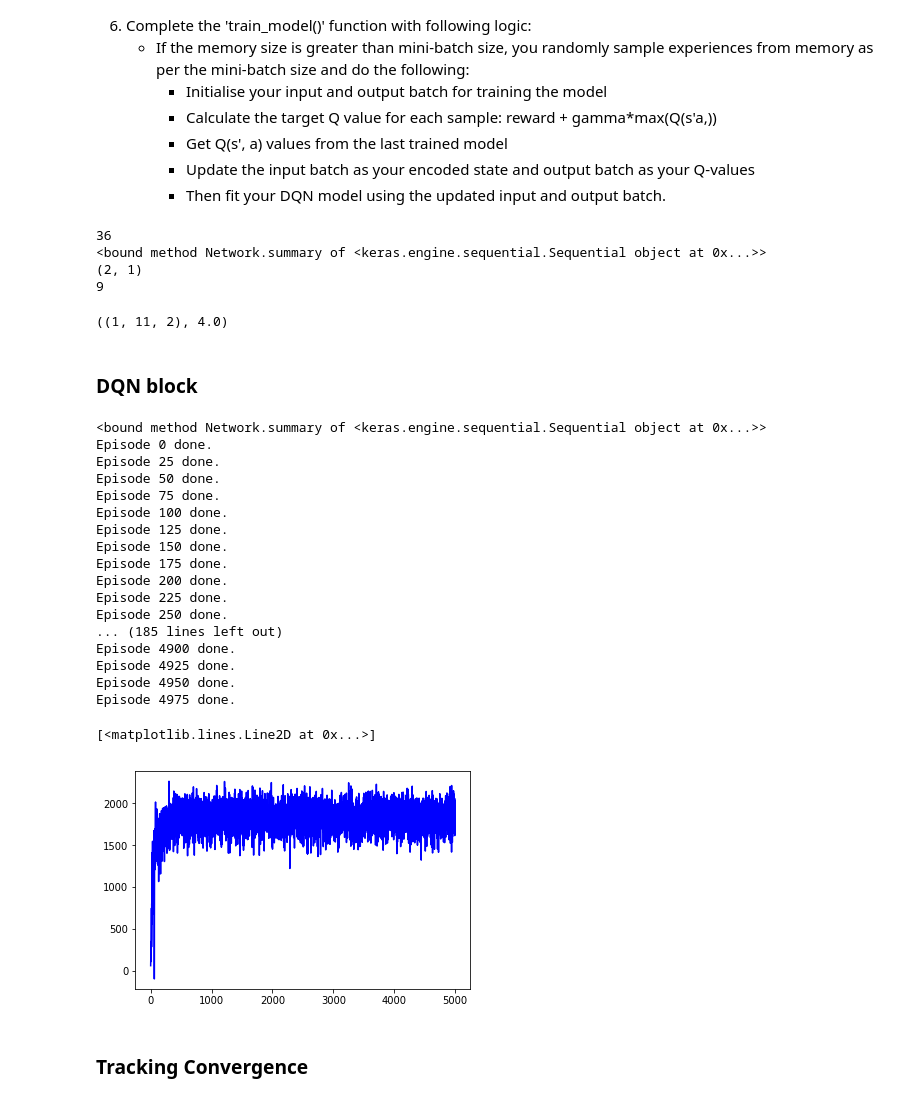
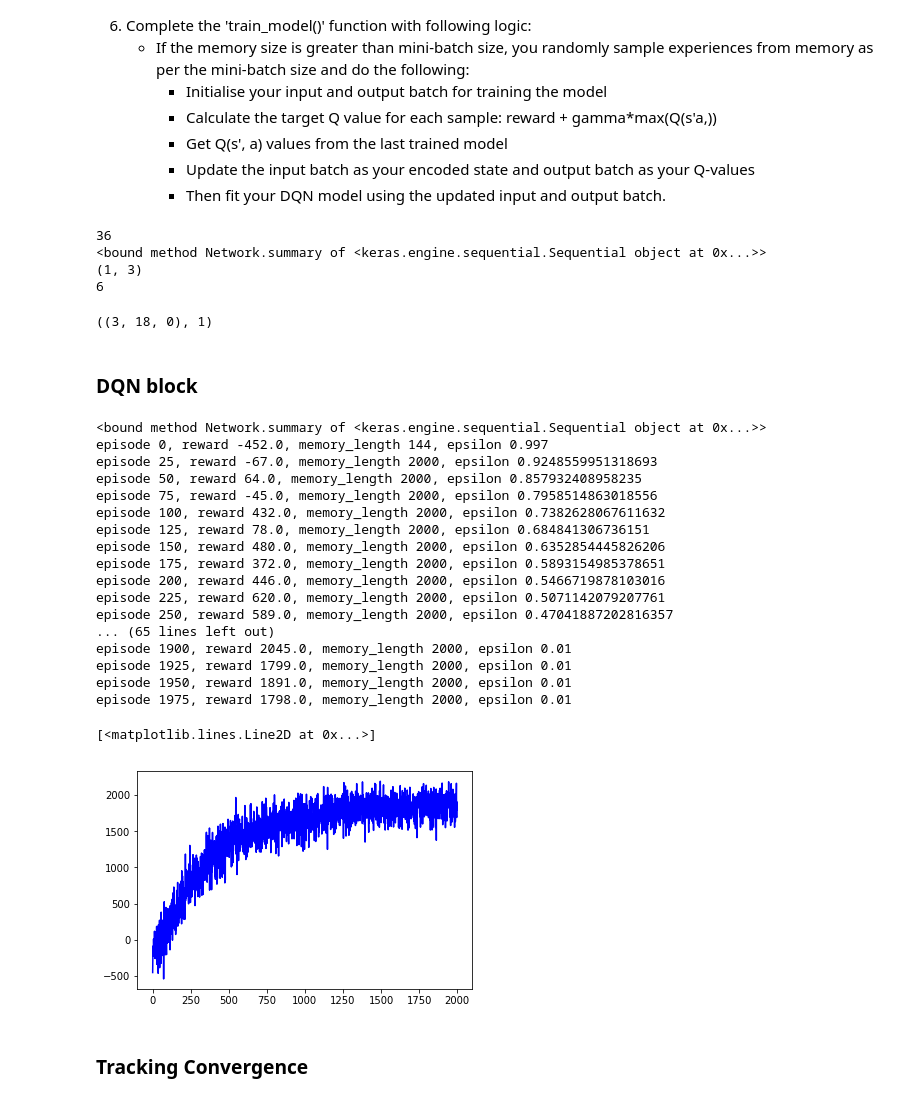
Before and after one commit to agodika/deep-rl-cab, a Jupyter notebook: DQN_Agent_Arch1-Anuraag.ipynb, the cells around one changed output. Saved outputs shown, nothing was run; the diff lists cells and outputs as text; code cells hidden in the pictures.

Commit message:
Add a commit for arch 1 running at 2000 episodes at epsilon decay of 0.997

```diff
--- a/DQN_Agent_Arch1-Anuraag.ipynb
+++ b/DQN_Agent_Arch1-Anuraag.ipynb
@@ -112,8 +112,6 @@ class DQNAgent:
             favorable_action_index = possible_actions_index[np.argmax(q_values[0][possible_actions_index])]
             action = env.action_space[favorable_action_index]
 
-        # Decay in ε after we generate each sample from the environment
-        self.epsilon = max(self.epsilon_min, self.epsilon * self.epsilon_decay)
         return action
 
 
@@ -154,7 +152,7 @@ class DQNAgent:
                 # Update the target value according to the update policy of Q-learning
                 # R_t + γ ∗ max Q_t(S_{t+1},a)−Q_t(S_t,a_t)
                 # Q Learning: get maximum Q value at s' from target model
-                update_output[i][action_index] = reward + self.discount_factor * (np.amax(future_q_values))
+                update_output[i][action_index] = reward + self.discount_factor * (np.amax(future_q_values) - target[action_index])
 
             # 4. Fit your model and track the loss values
             self.model.fit(update_input, update_output, batch_size=self.batch_size,
@@ -179,11 +177,11 @@ env.next_state_func(state, action, Time_matrix)
 # %% [output]
 36
 <bound method Network.summary of <keras.engine.sequential.Sequential object at 0x...>>
-(2, 1)
-9
+(1, 3)
+6
-((1, 11, 2), 4.0)
+((3, 18, 0), 1)
 # %%
-Episodes = 5000
+Episodes = 2000
 # %% [markdown]
 ### DQN block
 # %%
@@ -212,51 +210,59 @@ for episode in range(Episodes):
         # 1. Pick epsilon-greedy action from possible actions for the current state
         action = agent.get_action(state, env)
         # 2. Evaluate your reward and next state
         reward = env.reward_func(state, action, Time_matrix)
         next_state, trip_hours = env.next_state_func(state, action, Time_matrix)
         # 3. Append the experience to the memory
         agent.append_sample(state, action, reward, next_state)
         # 4. Train the model by calling function agent.train_model
         agent.train_model(env)
         # 5. Keep a track of rewards, Q-values, loss
         total_reward = total_reward + reward
         if state in States_track.keys():
             States_track[state].append(np.max(agent.model.predict(env.state_encod_arch1(state).T)))
 
         state = next_state
         hours_run = hours_run + trip_hours
         terminal_state = (hours_run >= 24*30)
 
     scores.append(total_reward)
     episodes.append(episode)
 
+    # Decay in ε after each episode
+    agent.epsilon = max(agent.epsilon_min, agent.epsilon * agent.epsilon_decay)
+
+
     #save the model
     if episode % 25 == 0:
-        print(f"Episode {episode} done.")
+        #print(f"Episode {episode} done.")
+        print("episode {0}, reward {1}, memory_length {2}, epsilon {3}".format(episode,
+                                                                         total_reward,
+                                                                         len(agent.memory),
+                                                                         agent.epsilon))
         agent.model.save_weights("./dqn_arch1.h5")
 
 
 pylab.plot(episodes, scores, 'b')
 # %% [output]
 <bound method Network.summary of <keras.engine.sequential.Sequential object at 0x...>>
-Episode 0 done.
-Episode 25 done.
-Episode 50 done.
-Episode 75 done.
-Episode 100 done.
-Episode 125 done.
-Episode 150 done.
-Episode 175 done.
-Episode 200 done.
-Episode 225 done.
-Episode 250 done.
-... (185 lines left out)
-Episode 4900 done.
-Episode 4925 done.
-Episode 4950 done.
-Episode 4975 done.
+episode 0, reward -452.0, memory_length 144, epsilon 0.997
+episode 25, reward -67.0, memory_length 2000, epsilon 0.9248559951318693
+episode 50, reward 64.0, memory_length 2000, epsilon 0.857932408958235
+episode 75, reward -45.0, memory_length 2000, epsilon 0.7958514863018556
+episode 100, reward 432.0, memory_length 2000, epsilon 0.7382628067611632
+episode 125, reward 78.0, memory_length 2000, epsilon 0.684841306736151
+episode 150, reward 480.0, memory_length 2000, epsilon 0.6352854445826206
+episode 175, reward 372.0, memory_length 2000, epsilon 0.5893154985378651
+episode 200, reward 446.0, memory_length 2000, epsilon 0.5466719878103016
+episode 225, reward 620.0, memory_length 2000, epsilon 0.5071142079207761
+episode 250, reward 589.0, memory_length 2000, epsilon 0.47041887202816357
+... (65 lines left out)
+episode 1900, reward 2045.0, memory_length 2000, epsilon 0.01
+episode 1925, reward 1799.0, memory_length 2000, epsilon 0.01
+episode 1950, reward 1891.0, memory_length 2000, epsilon 0.01
+episode 1975, reward 1798.0, memory_length 2000, epsilon 0.01
 [<matplotlib.lines.Line2D at 0x...>]
-[figure, old version]
+[figure, new version]
 # %% [markdown]
 ### Tracking Convergence
 # %%
```
Also changed, not shown: parts of 3 cells of this notebook, 1 other file.
